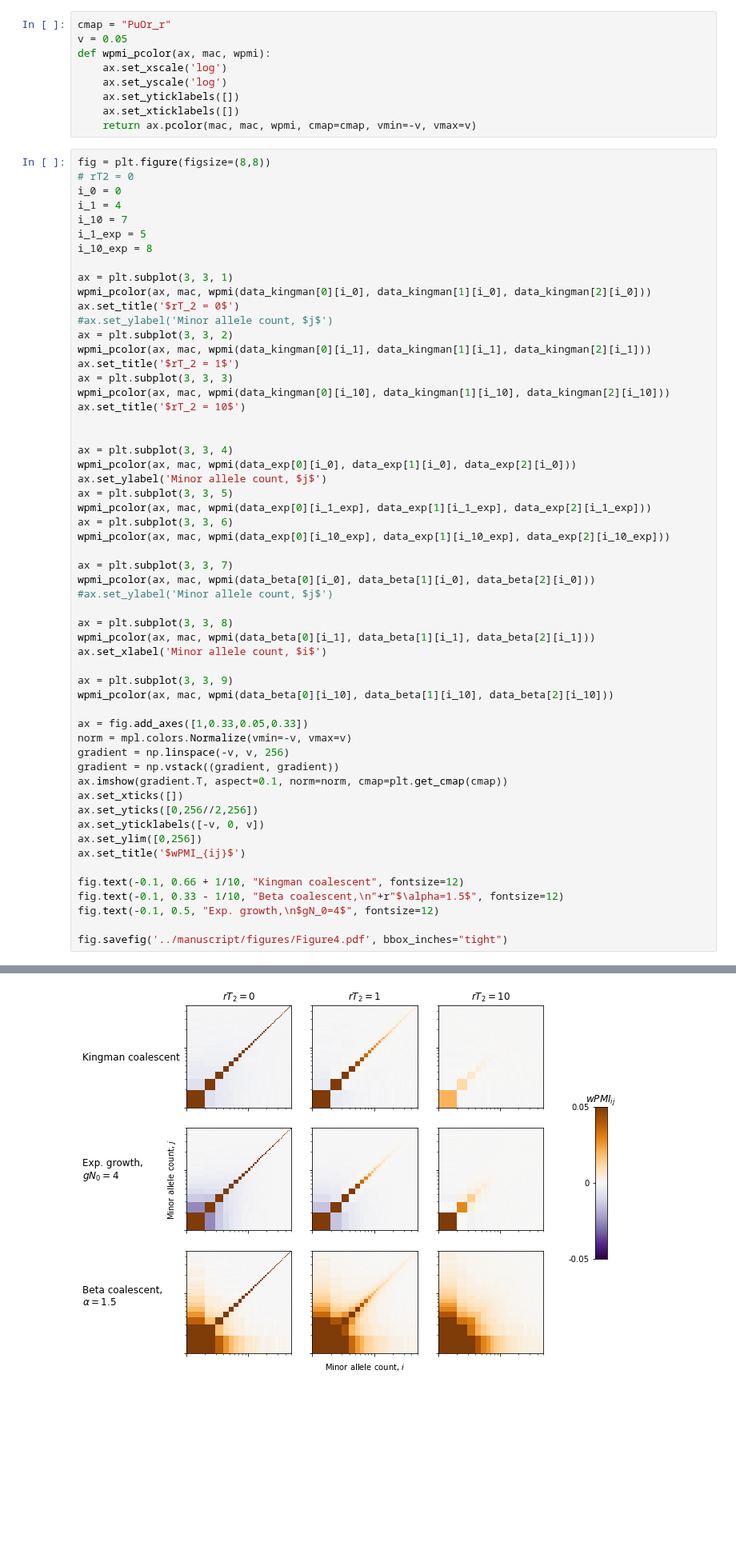
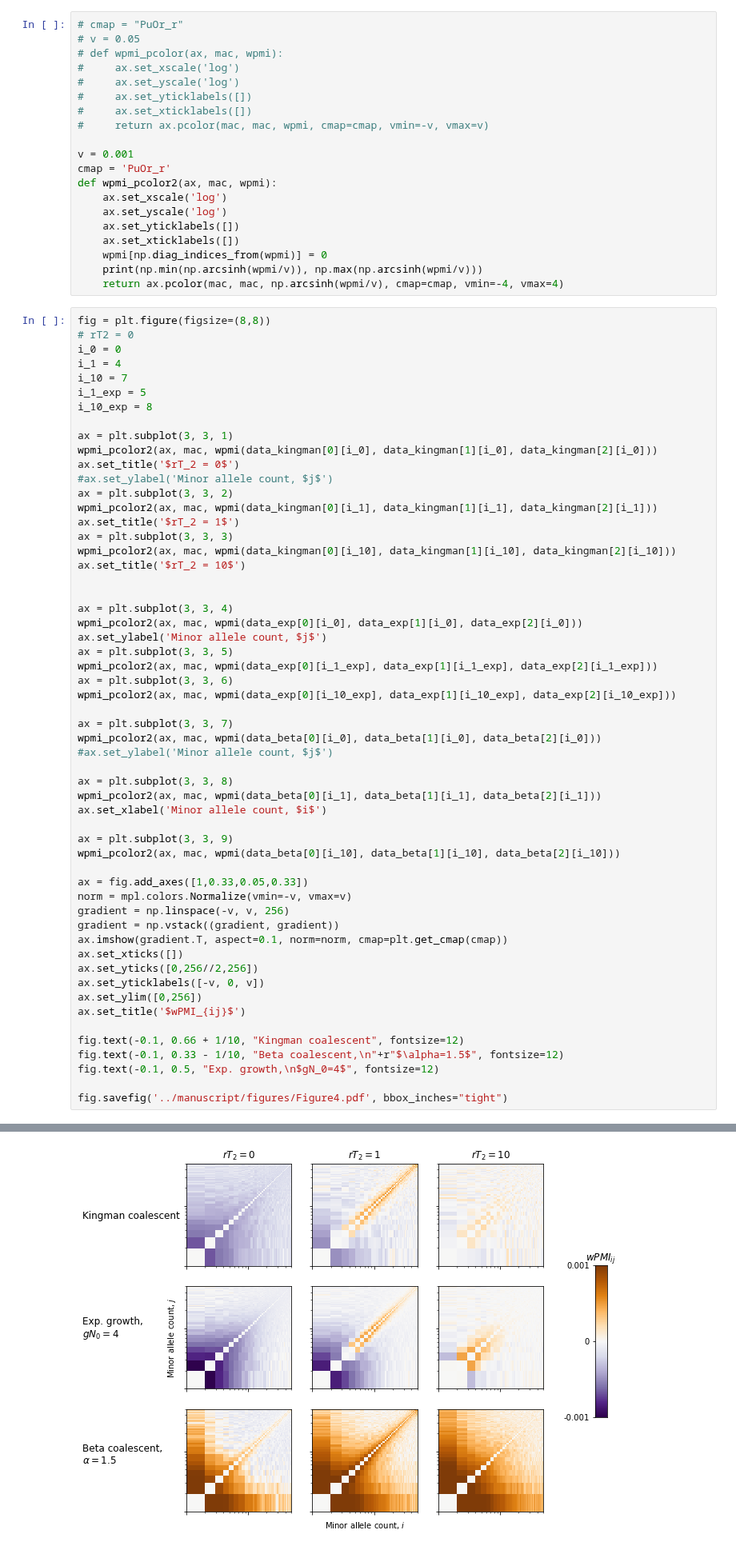
Before and after one commit to dp-rice/multiplemergers, a Jupyter notebook: notebooks/figures_with_recombination.ipynb, the cells around one changed output, grey strips where cells are left out. Shown at 80% size. Drawn from its saved outputs; the diff is of its cells as text; blank space fills up the shorter version.

Commit message:
Rough figure notebooks.

```diff
--- a/notebooks/figures_with_recombination.ipynb
+++ b/notebooks/figures_with_recombination.ipynb
@@ -69,14 +69,25 @@ print(r_list_exp * data_exp[0]/2)
 def wpmi(pi, sfs, sfs2):
     return (sfs2/pi**2) * np.log2(sfs2 / np.outer(sfs, sfs))
 # %%
-cmap = "PuOr_r"
-v = 0.05
-def wpmi_pcolor(ax, mac, wpmi):
+# cmap = "PuOr_r"
+# v = 0.05
+# def wpmi_pcolor(ax, mac, wpmi):
+#     ax.set_xscale('log')
+#     ax.set_yscale('log')
+#     ax.set_yticklabels([])
+#     ax.set_xticklabels([])
+#     return ax.pcolor(mac, mac, wpmi, cmap=cmap, vmin=-v, vmax=v)
+
+v = 0.001
+cmap = 'PuOr_r'
+def wpmi_pcolor2(ax, mac, wpmi):
     ax.set_xscale('log')
     ax.set_yscale('log')
     ax.set_yticklabels([])
     ax.set_xticklabels([])
-    return ax.pcolor(mac, mac, wpmi, cmap=cmap, vmin=-v, vmax=v)
+    wpmi[np.diag_indices_from(wpmi)] = 0
+    print(np.min(np.arcsinh(wpmi/v)), np.max(np.arcsinh(wpmi/v)))
+    return ax.pcolor(mac, mac, np.arcsinh(wpmi/v), cmap=cmap, vmin=-4, vmax=4)
 # %%
 fig = plt.figure(figsize=(8,8))
 # rT2 = 0
@@ -87,35 +98,35 @@ i_1_exp = 5
 i_10_exp = 8
 
 ax = plt.subplot(3, 3, 1)
-wpmi_pcolor(ax, mac, wpmi(data_kingman[0][i_0], data_kingman[1][i_0], data_kingman[2][i_0]))
+wpmi_pcolor2(ax, mac, wpmi(data_kingman[0][i_0], data_kingman[1][i_0], data_kingman[2][i_0]))
 ax.set_title('$rT_2 = 0$')
 #ax.set_ylabel('Minor allele count, $j$')
 ax = plt.subplot(3, 3, 2)
-wpmi_pcolor(ax, mac, wpmi(data_kingman[0][i_1], data_kingman[1][i_1], data_kingman[2][i_1]))
+wpmi_pcolor2(ax, mac, wpmi(data_kingman[0][i_1], data_kingman[1][i_1], data_kingman[2][i_1]))
 ax.set_title('$rT_2 = 1$')
 ax = plt.subplot(3, 3, 3)
-wpmi_pcolor(ax, mac, wpmi(data_kingman[0][i_10], data_kingman[1][i_10], data_kingman[2][i_10]))
+wpmi_pcolor2(ax, mac, wpmi(data_kingman[0][i_10], data_kingman[1][i_10], data_kingman[2][i_10]))
 ax.set_title('$rT_2 = 10$')
 
 
 ax = plt.subplot(3, 3, 4)
-wpmi_pcolor(ax, mac, wpmi(data_exp[0][i_0], data_exp[1][i_0], data_exp[2][i_0]))
+wpmi_pcolor2(ax, mac, wpmi(data_exp[0][i_0], data_exp[1][i_0], data_exp[2][i_0]))
 ax.set_ylabel('Minor allele count, $j$')
 ax = plt.subplot(3, 3, 5)
-wpmi_pcolor(ax, mac, wpmi(data_exp[0][i_1_exp], data_exp[1][i_1_exp], data_exp[2][i_1_exp]))
+wpmi_pcolor2(ax, mac, wpmi(data_exp[0][i_1_exp], data_exp[1][i_1_exp], data_exp[2][i_1_exp]))
 ax = plt.subplot(3, 3, 6)
-wpmi_pcolor(ax, mac, wpmi(data_exp[0][i_10_exp], data_exp[1][i_10_exp], data_exp[2][i_10_exp]))
+wpmi_pcolor2(ax, mac, wpmi(data_exp[0][i_10_exp], data_exp[1][i_10_exp], data_exp[2][i_10_exp]))
 
 ax = plt.subplot(3, 3, 7)
-wpmi_pcolor(ax, mac, wpmi(data_beta[0][i_0], data_beta[1][i_0], data_beta[2][i_0]))
+wpmi_pcolor2(ax, mac, wpmi(data_beta[0][i_0], data_beta[1][i_0], data_beta[2][i_0]))
 #ax.set_ylabel('Minor allele count, $j$')
 
 ax = plt.subplot(3, 3, 8)
-wpmi_pcolor(ax, mac, wpmi(data_beta[0][i_1], data_beta[1][i_1], data_beta[2][i_1]))
+wpmi_pcolor2(ax, mac, wpmi(data_beta[0][i_1], data_beta[1][i_1], data_beta[2][i_1]))
 ax.set_xlabel('Minor allele count, $i$')
 
 ax = plt.subplot(3, 3, 9)
-wpmi_pcolor(ax, mac, wpmi(data_beta[0][i_10], data_beta[1][i_10], data_beta[2][i_10]))
+wpmi_pcolor2(ax, mac, wpmi(data_beta[0][i_10], data_beta[1][i_10], data_beta[2][i_10]))
 
 ax = fig.add_axes([1,0.33,0.05,0.33])
 norm = mpl.colors.Normalize(vmin=-v, vmax=v)
@@ -137 +157 @@ fig.savefig('../manuscript/figures/Figure4.pdf', bbox_inches="tight")
-[figure, old version]
+[figure, new version]
```
Also changed, not shown: parts of 3 cells of this notebook, 4 other files.
